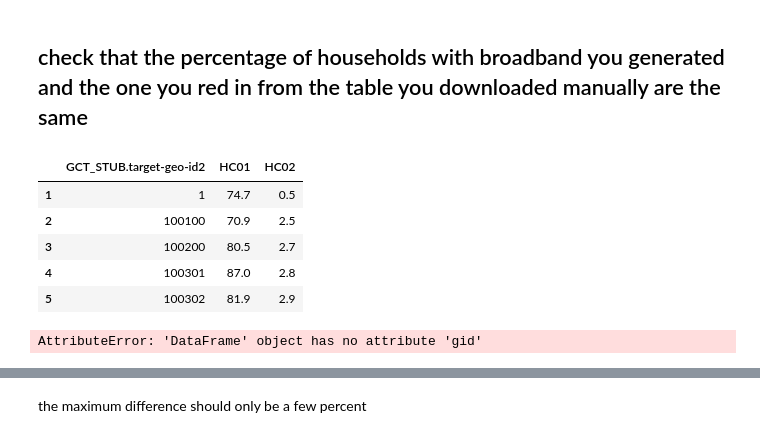
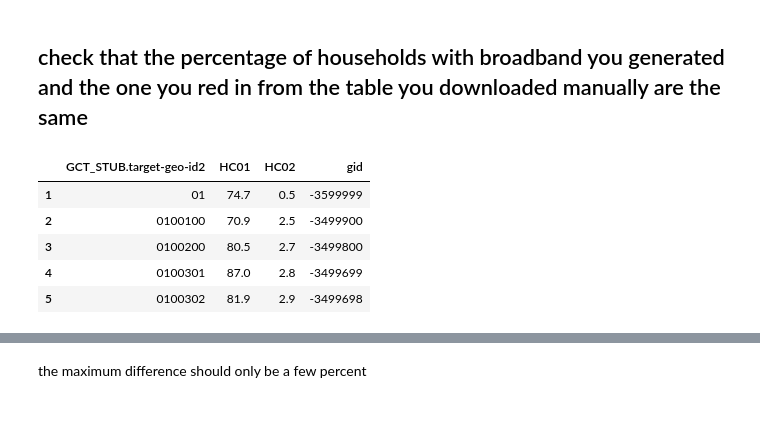
Before and after one commit to RossMacW/PUI2018_ram844, a Jupyter notebook: HW7_ram844/Assignment1.ipynb, the cells around one changed output, grey strips where cells are left out. Cells and saved outputs as stored; diff of their text form; code cells hidden in the pictures.

```diff
--- a/HW7_ram844/Assignment1.ipynb
+++ b/HW7_ram844/Assignment1.ipynb
@@ -280,6 +288,5 @@ And the file can be unzipped and read into your code with pandas. I leave the re
 import os
 bbpc = pd.read_csv(os.getenv("PUIDATA") + "/ACS_16_1YR_GCT2801.ST50_with_ann.csv",
             usecols=["GCT_STUB.target-geo-id2","HC01","HC02"])
-bbpc = bbpc.rename(columns={'GCT_STUB.target-geo-id2': 'gid'})
 bbpc.head()
 # %% [output]
@@ -299,24 +306,14 @@ In the API dataframe the PUMA id was a 4 digit number. If you have them both as
 ## check that the percentage of households with broadband you generated and the one you red in from the table you downloaded manually are the same
 # %%
 # Dropping first row and then converting 'GCT_STUB.target-geo-id2' to interger
-bbpc = bbpc.drop(bbpc.index[0])
-bbpc['GCT_STUB.target-geo-id2'] = bbpc['GCT_STUB.target-geo-id2'].astype(int)
+bbpc.drop(0,inplace = True)
+bbpc['gid'] = bbpc['GCT_STUB.target-geo-id2'].astype(int) - 3600000
+bbpc['HC01'] = bbpc['HC01'].astype(float)
 bbpc.head()
 # %% [output]
-|  | GCT_STUB.target-geo-id2 | HC01 | HC02 |
-| 1 | 1 | 74.7 | 0.5 |
-| 2 | 100100 | 70.9 | 2.5 |
-| 3 | 100200 | 80.5 | 2.7 |
-| 4 | 100301 | 87.0 | 2.8 |
-| 5 | 100302 | 81.9 | 2.9 |
+|  | GCT_STUB.target-geo-id2 | HC01 | HC02 | gid |
+| 1 | 01 | 74.7 | 0.5 | -3599999 |
+| 2 | 0100100 | 70.9 | 2.5 | -3499900 |
+| 3 | 0100200 | 80.5 | 2.7 | -3499800 |
+| 4 | 0100301 | 87.0 | 2.8 | -3499699 |
+| 5 | 0100302 | 81.9 | 2.9 | -3499698 |
-# %%
-#calculating percentage of households with broadband access and adding it as a new column
-#gid = bbpc['GCT_STUB.target-geo-id2'] - 360000
-bbpc['gid'] = bbpc.gid-360000
-
-#pumaBB = pumaBB.merge(bbpc, left_on='NAME', right_on='NAME', how='outer')
-#pumaBB.columns
-
-bbpc.head()
-# %% [output]
-AttributeError: 'DataFrame' object has no attribute 'gid'
```
Also changed, not shown: parts of 16 cells of this notebook.
